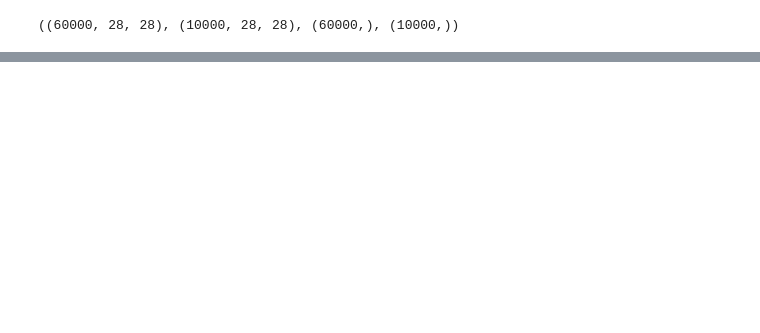
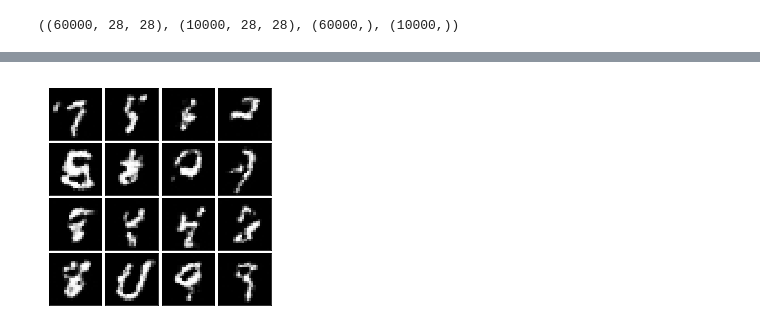
Before and after one commit to kmkolasinski/deep-learning-notes, a Jupyter notebook: seminars/normalizing-flows/Mnist.ipynb, the cells around one changed output, grey strips where cells are left out. Cells and saved outputs as stored; diff of their text form; code cells hidden in the pictures; blank space fills up the shorter version.

```diff
--- a/seminars/normalizing-flows/Mnist.ipynb
+++ b/seminars/normalizing-flows/Mnist.ipynb
@@ -149 +244,6 @@ total_loss.eval()
+# %%
+x_samples_np = x_flow_sampled.eval(feed_dict={lr_ph: 0.0, beta_ph: 1.0})
+utils.plot_4x4_grid(x_samples_np, shape=x_samples_np.shape[1:3])
+# %% [output]
+[figure, added]
 # %%
```
Also changed, not shown: parts of 38 cells of this notebook.
